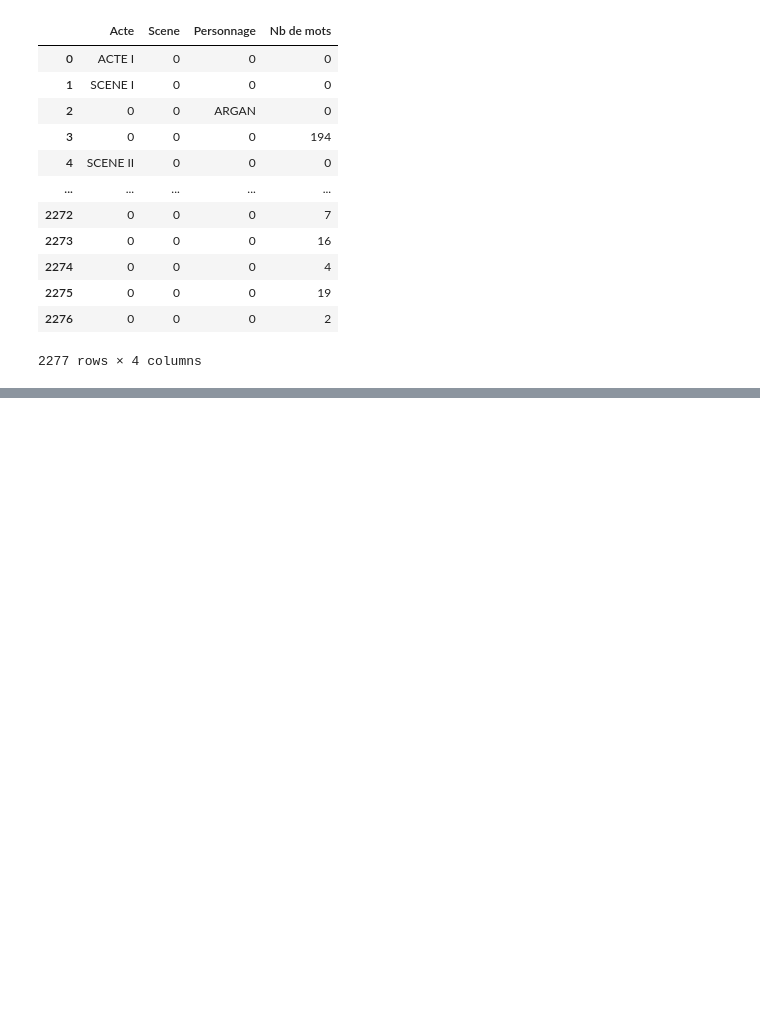
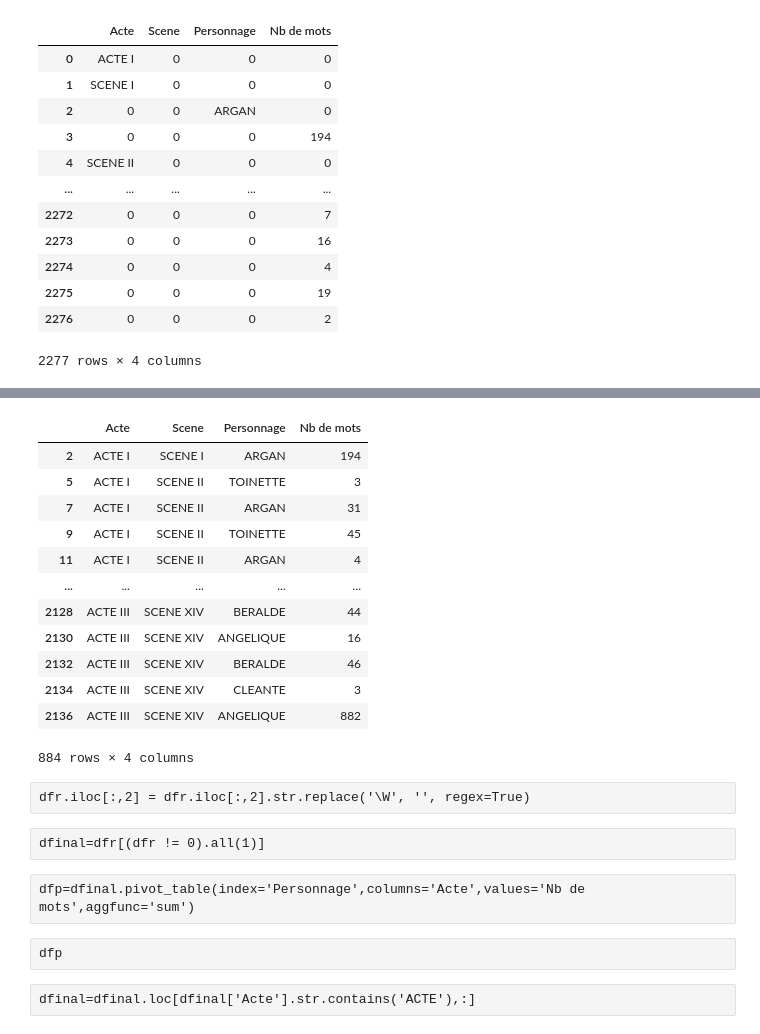
Before and after one commit to Antoine1608/TH-NL-P1-Decoupage_des_roles_d_une_piece_de_theatre, a Jupyter notebook: compte_mots.ipynb, the cells around one changed output, grey strips where cells are left out. Saved outputs shown, nothing was run; the diff lists cells and outputs as text; code cells hidden in the pictures; blank space fills up the shorter version.

```diff
--- a/compte_mots.ipynb
+++ b/compte_mots.ipynb
@@ -318,0 +262,26 @@ plt.show()
+# %%
+dfr.loc[dfr['Personnage'] != 0,:]
+# %% [output]
+|  | Acte | Scene | Personnage | Nb de mots |
+| 2 | ACTE I | SCENE I | ARGAN | 194 |
+| 5 | ACTE I | SCENE II | TOINETTE | 3 |
+| 7 | ACTE I | SCENE II | ARGAN | 31 |
+| 9 | ACTE I | SCENE II | TOINETTE | 45 |
+| 11 | ACTE I | SCENE II | ARGAN | 4 |
+| ... | ... | ... | ... | ... |
+| 2128 | ACTE III | SCENE XIV | BERALDE | 44 |
+| 2130 | ACTE III | SCENE XIV | ANGELIQUE | 16 |
+| 2132 | ACTE III | SCENE XIV | BERALDE | 46 |
+| 2134 | ACTE III | SCENE XIV | CLEANTE | 3 |
+| 2136 | ACTE III | SCENE XIV | ANGELIQUE | 882 |
+884 rows × 4 columns
+# %% [raw]
+dfr.iloc[:,2] = dfr.iloc[:,2].str.replace('\W', '', regex=True)
+# %% [raw]
+dfinal=dfr[(dfr != 0).all(1)]
+# %% [raw]
+dfp=dfinal.pivot_table(index='Personnage',columns='Acte',values='Nb de mots',aggfunc='sum')
+# %% [raw]
+dfp
+# %% [raw]
+dfinal=dfinal.loc[dfinal['Acte'].str.contains('ACTE'),:]
```
Also changed, not shown: parts of 18 cells of this notebook.
